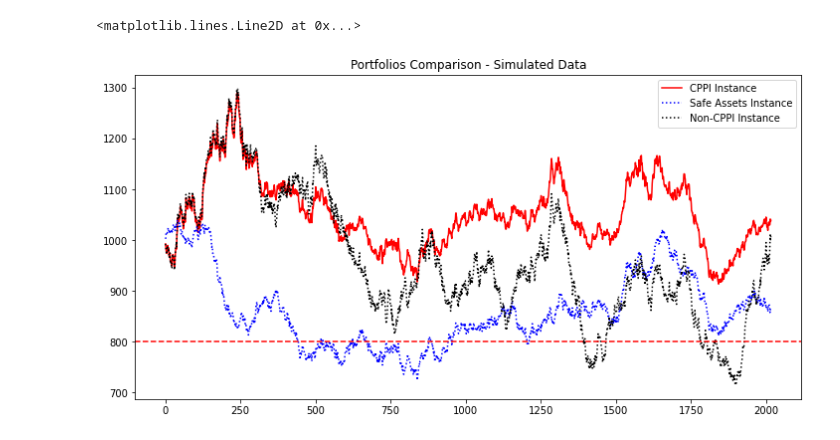
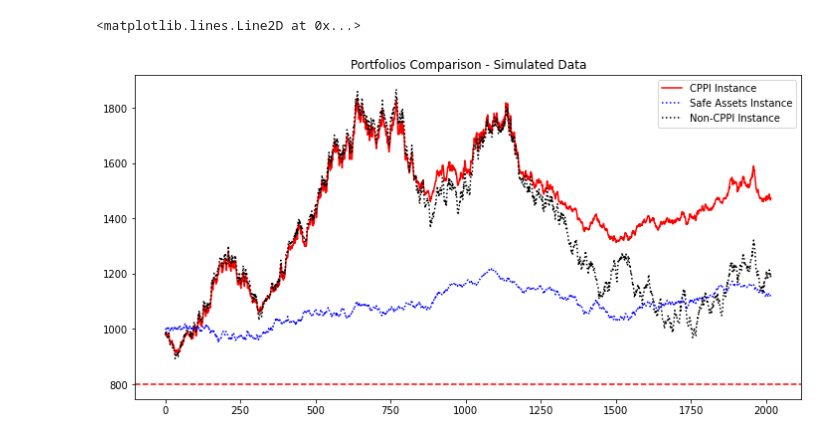
Before and after one commit to ChenFan-Github/CPPI-Algorithm-Backtested-on-Historical-Data-Monte-Carlo-Simulation, a Jupyter notebook: main.ipynb, the cells around one changed output. Saved outputs shown, nothing was run; the diff lists cells and outputs as text; code cells hidden in the pictures.

```diff
--- a/main.ipynb
+++ b/main.ipynb
@@ -74,25 +74,25 @@ bond_rets = bond_price.pct_change()[1:]
 # %%
 run_cppi = cppi()
 risky_r = stocks_rets
 safe_r = bond_rets
 m=5
 cash=1000
 floor=0.8
 drawdown= 0.25
 riskfree_rate=0.025
-scenario = 2
+scenario = 1
 
 result_cppi = run_cppi.cppi_construction(risky_r, safe_r, m, cash, floor, drawdown,  riskfree_rate)
 floor_value = cash * floor
 
 ax = result_cppi['Wealth'][scenario].rename('CPPI Instance').plot(figsize=(12,6),  style='r-',legend=True, title="Portfolios Comparison - Simulated Data")
 safe = cash*(result_cppi['safe_r']+1).cumprod()[scenario]
 safe.rename('Safe Assets Instance').plot(ax=ax, color='b',linestyle=':', legend=True)
 result_cppi['Risky Wealth'][scenario].rename('Non-CPPI Instance').plot(ax=ax, style='k:', legend=True)
 ax.axhline(y=floor_value, color='r',linestyle='--')
 # %% [output]
 <matplotlib.lines.Line2D at 0x...>
-[figure, old version]
+[figure, new version]
 # %%
 visual = visualisation(n_scenarios=500,
                         steps_per_year=252,
```
Also changed, not shown: parts of 2 cells of this notebook.
